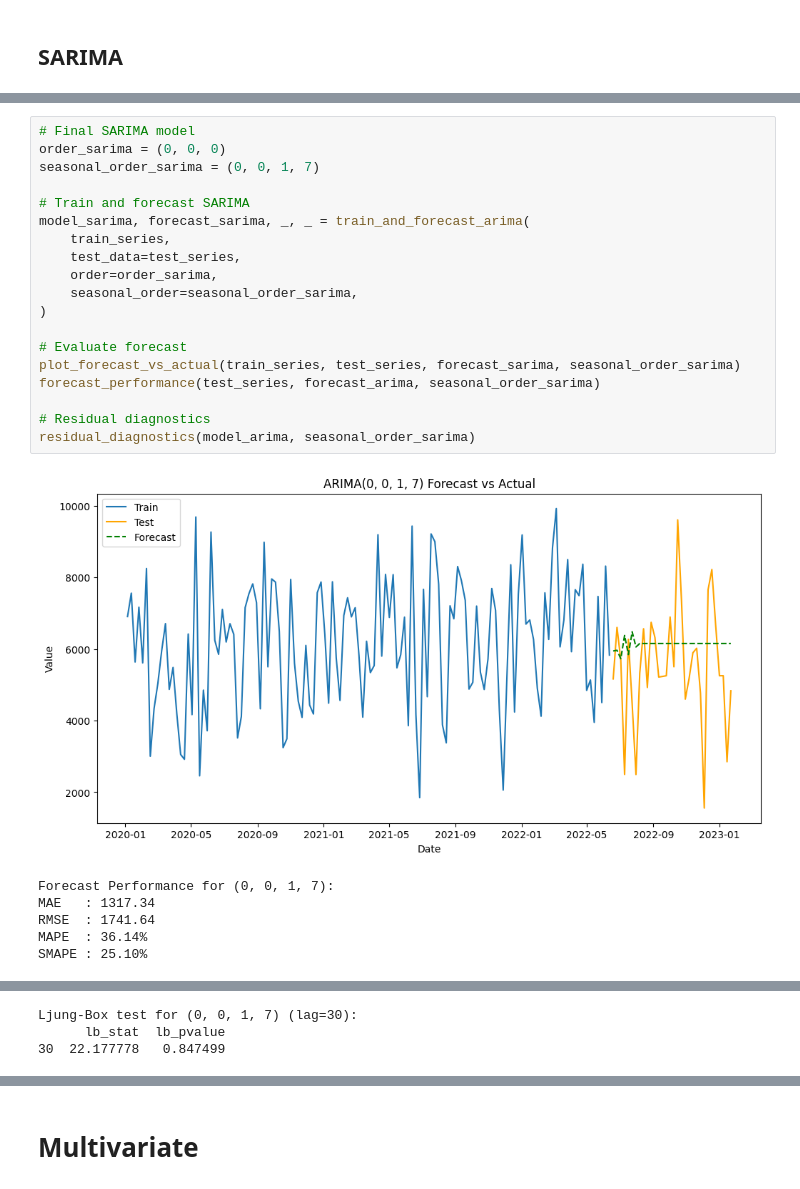
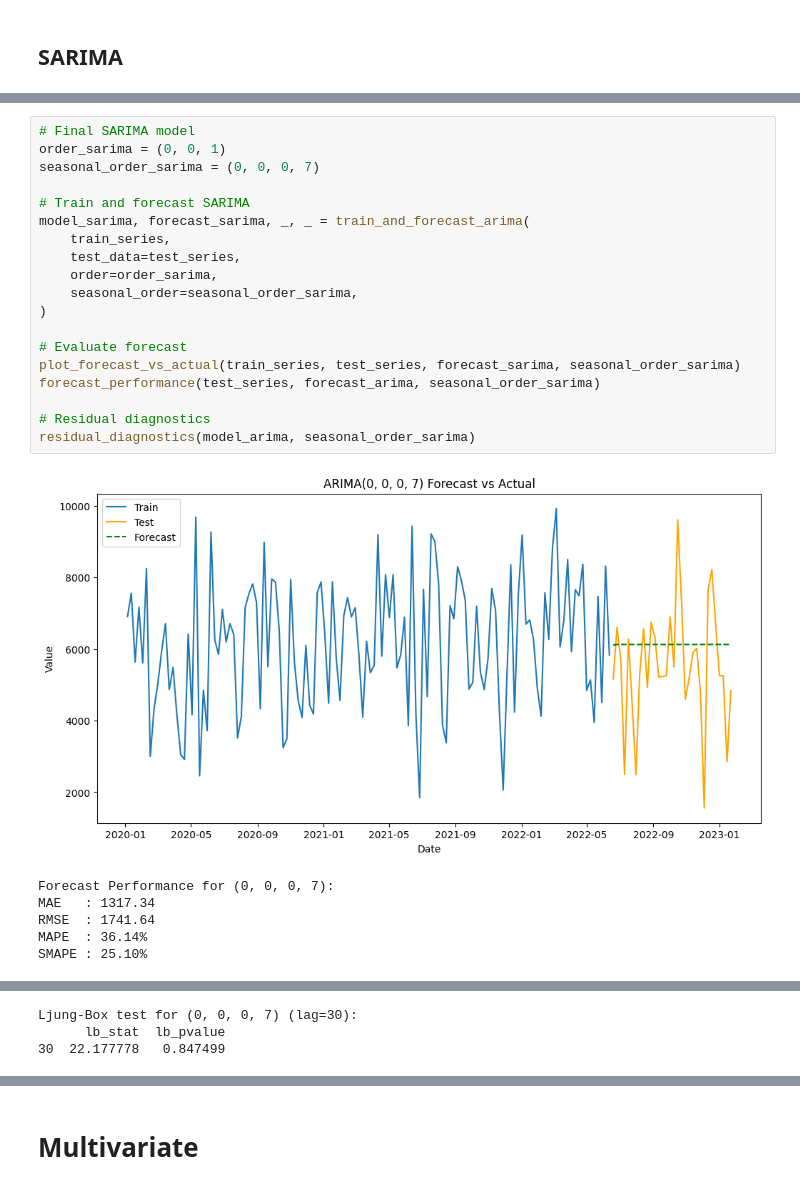
Before and after one commit to th3ch103/Penske_CaseStudy, a Jupyter notebook: 2_arma_based.ipynb, the cells around one changed output, grey strips where cells are left out. Saved outputs shown, nothing was run; the diff lists cells and outputs as text.

```diff
--- a/2_arma_based.ipynb
+++ b/2_arma_based.ipynb
@@ -158,30 +141,30 @@ print(best_params.head(10))
 # %%
 # Final SARIMA model
-order_sarima = (0, 0, 0)
-seasonal_order_sarima = (0, 0, 1, 7)
+order_sarima = (0, 0, 1)
+seasonal_order_sarima = (0, 0, 0, 7)
 
 # Train and forecast SARIMA
 model_sarima, forecast_sarima, _, _ = train_and_forecast_arima(
     train_series,
     test_data=test_series,
     order=order_sarima,
     seasonal_order=seasonal_order_sarima,
 )
 
 # Evaluate forecast
 plot_forecast_vs_actual(train_series, test_series, forecast_sarima, seasonal_order_sarima)
 forecast_performance(test_series, forecast_arima, seasonal_order_sarima)
 
 # Residual diagnostics
 residual_diagnostics(model_arima, seasonal_order_sarima)
 # %% [output]
-[figure, old version]
+[figure, new version]
-Forecast Performance for (0, 0, 1, 7):
+Forecast Performance for (0, 0, 0, 7):
 MAE   : 1317.34
 RMSE  : 1741.64
 MAPE  : 36.14%
 SMAPE : 25.10%
 [figure]
-Ljung-Box test for (0, 0, 1, 7) (lag=30):
+Ljung-Box test for (0, 0, 0, 7) (lag=30):
       lb_stat  lb_pvalue
 30  22.177778   0.847499
```
Also changed, not shown: parts of 5 cells of this notebook, 2 other files.
